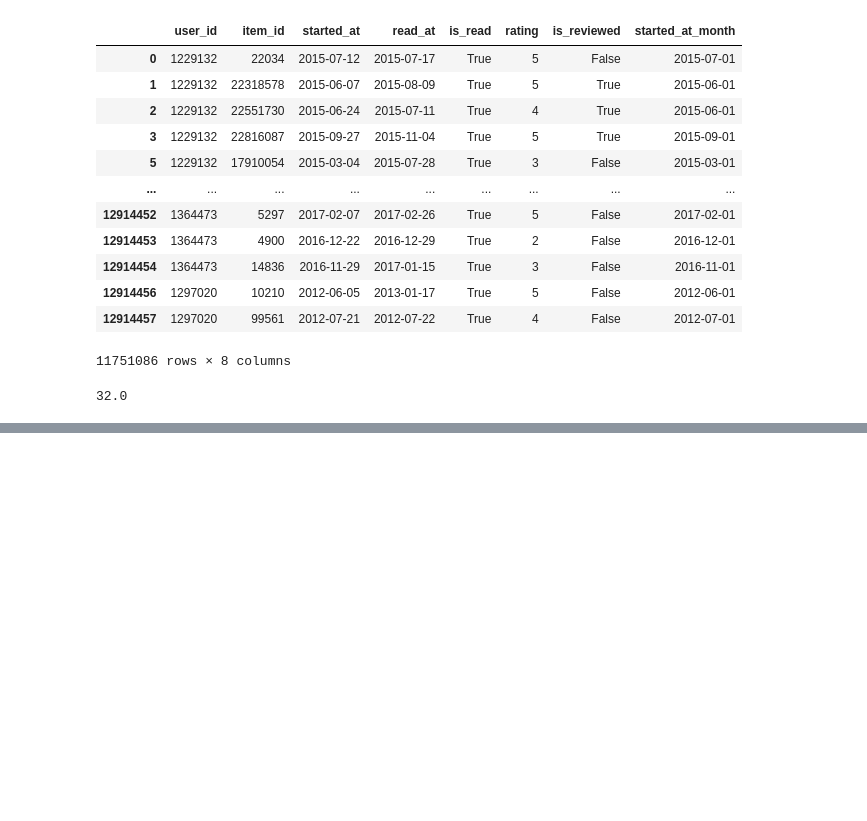
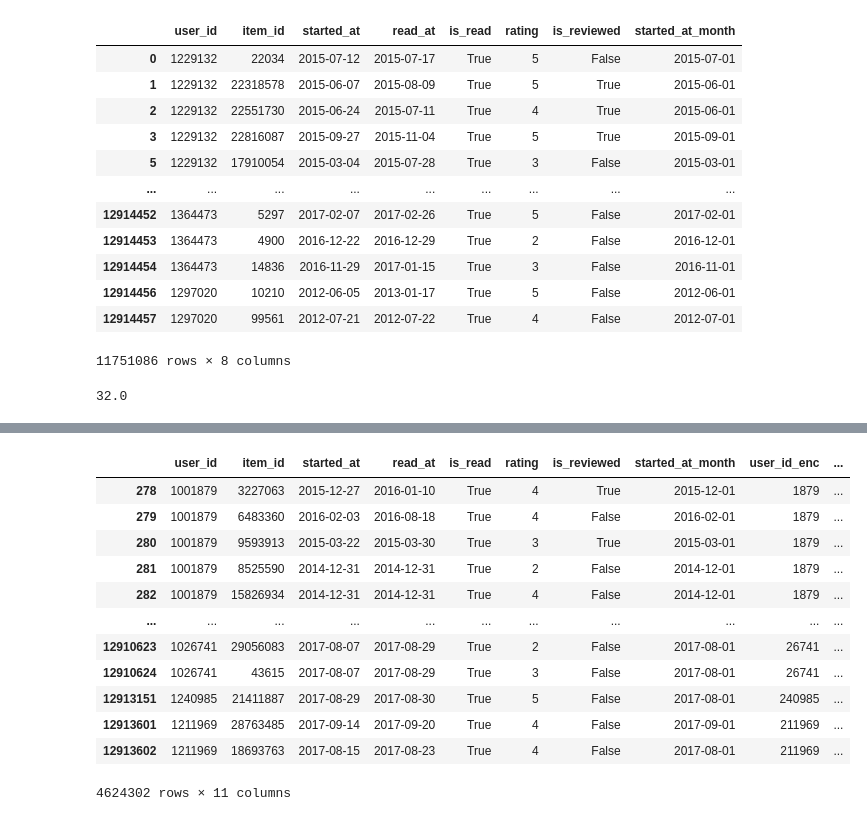
Before and after one commit to Efimovaam/mle-recsys-start, a Jupyter notebook: main_offline.ipynb, the cells around one changed output, grey strips where cells are left out. Saved outputs shown, nothing was run; the diff lists cells and outputs as text; code cells hidden in the pictures; blank space fills up the shorter version.

```diff
--- a/main_offline.ipynb
+++ b/main_offline.ipynb
@@ -1032,0 +1166,16 @@ ValueError: Shape of passed values is (1, 43312), indices imply (1, 10)
+# %%
+events_inference
+# %% [output]
+|  | user_id | item_id | started_at | read_at | is_read | rating | is_reviewed | started_at_month | user_id_enc | ... |
+| 278 | 1001879 | 3227063 | 2015-12-27 | 2016-01-10 | True | 4 | True | 2015-12-01 | 1879 | ... |
+| 279 | 1001879 | 6483360 | 2016-02-03 | 2016-08-18 | True | 4 | False | 2016-02-01 | 1879 | ... |
+| 280 | 1001879 | 9593913 | 2015-03-22 | 2015-03-30 | True | 3 | True | 2015-03-01 | 1879 | ... |
+| 281 | 1001879 | 8525590 | 2014-12-31 | 2014-12-31 | True | 2 | False | 2014-12-01 | 1879 | ... |
+| 282 | 1001879 | 15826934 | 2014-12-31 | 2014-12-31 | True | 4 | False | 2014-12-01 | 1879 | ... |
+| ... | ... | ... | ... | ... | ... | ... | ... | ... | ... | ... |
+| 12910623 | 1026741 | 29056083 | 2017-08-07 | 2017-08-29 | True | 2 | False | 2017-08-01 | 26741 | ... |
+| 12910624 | 1026741 | 43615 | 2017-08-07 | 2017-08-29 | True | 3 | False | 2017-08-01 | 26741 | ... |
+| 12913151 | 1240985 | 21411887 | 2017-08-29 | 2017-08-30 | True | 5 | False | 2017-08-01 | 240985 | ... |
+| 12913601 | 1211969 | 28763485 | 2017-09-14 | 2017-09-20 | True | 4 | False | 2017-09-01 | 211969 | ... |
+| 12913602 | 1211969 | 18693763 | 2017-08-15 | 2017-08-23 | True | 4 | False | 2017-08-01 | 211969 | ... |
+4624302 rows × 11 columns
```
Also changed, not shown: parts of 21 cells of this notebook, 4 other files.
